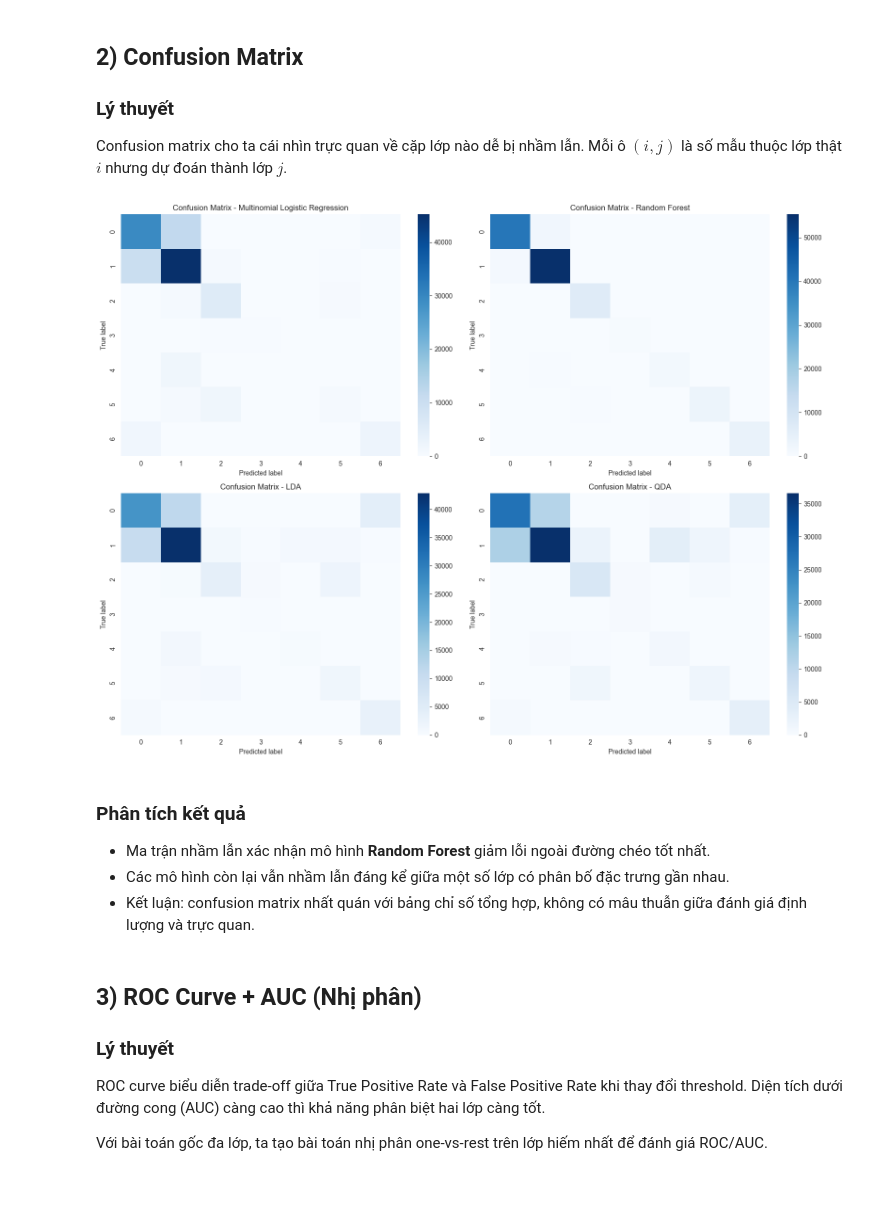
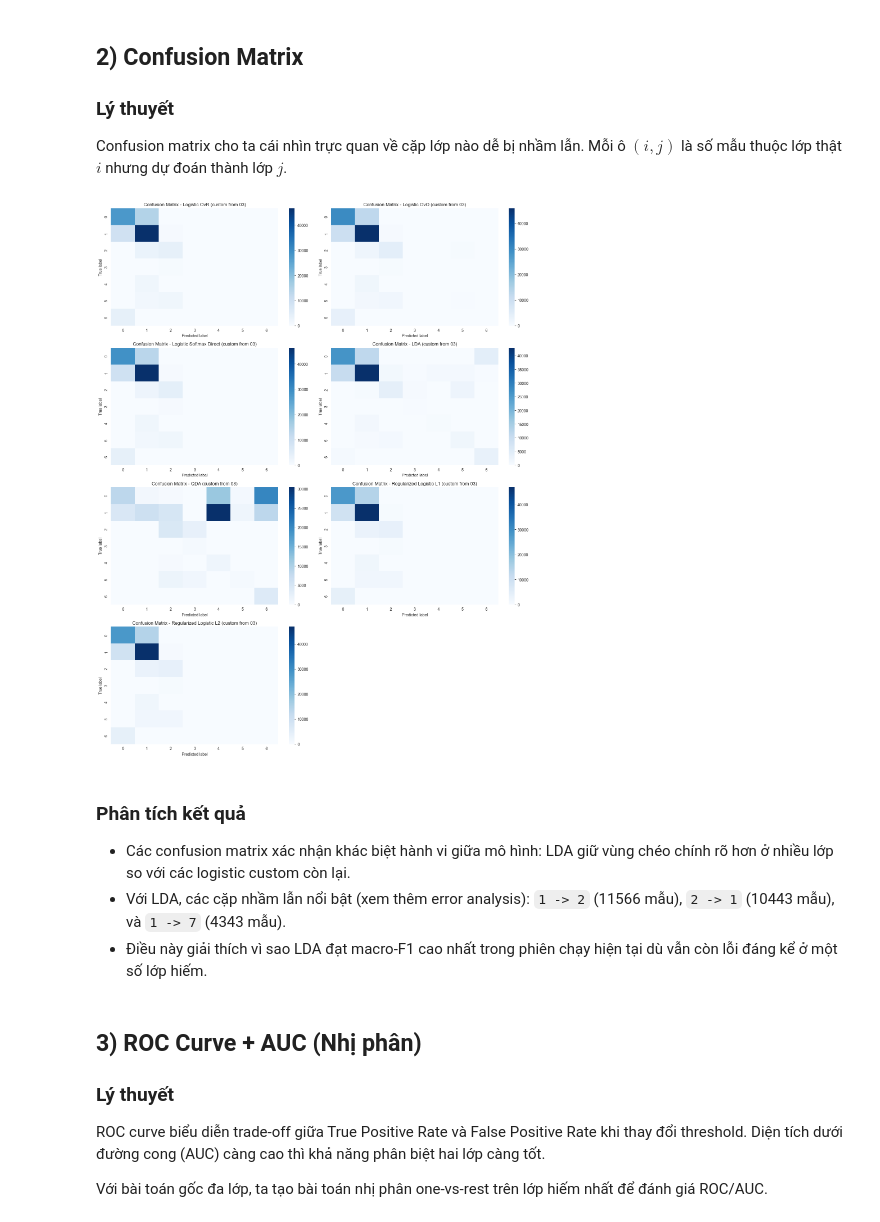
Before and after one commit to nh-atuan/supervised-learning-project, a Jupyter notebook: code/Part2_Classification/evaluation/04_evaluation.ipynb, the cells around one changed output. Cells and saved outputs as stored; diff of their text form; code cells hidden in the pictures; blank space fills up the shorter version.

Commit message:
feat(cls): update notebook03 and 04 to evaluate models

```diff
--- a/code/Part2_Classification/evaluation/04_evaluation.ipynb
+++ b/code/Part2_Classification/evaluation/04_evaluation.ipynb
@@ -146,6 +204,6 @@ summary_df
 # %%
 # Hiển thị một bảng gọn cho mỗi mô hình (gồm per-class + accuracy/macro avg/weighted avg)
-for model_name in models.keys():
+for model_name in per_class_tables.keys():
     print(f'===== {model_name} - per-class metrics =====')
 
     class_df = per_class_tables[model_name].copy()
@@ -228,26 +323,33 @@ for model_name in models.keys():
 ### Lý thuyết
 Confusion matrix cho ta cái nhìn trực quan về cặp lớp nào dễ bị nhầm lẫn. Mỗi ô $(i, j)$ là số mẫu thuộc lớp thật $i$ nhưng dự đoán thành lớp $j$.
 # %%
-n_models = len(models)
-fig, axes = plt.subplots(2, 2, figsize=(16, 12))
-axes = axes.ravel()
+model_names = list(predictions.keys())
+n_models = len(model_names)
 
-for idx, model_name in enumerate(models.keys()):
+n_cols = 2
+n_rows = int(np.ceil(n_models / n_cols))
+fig, axes = plt.subplots(n_rows, n_cols, figsize=(16, 5 * n_rows))
+axes = np.atleast_1d(axes).ravel()
+
+for idx, model_name in enumerate(model_names):
     cm = confusion_matrix(y_test, predictions[model_name], labels=class_labels)
     sns.heatmap(cm, annot=False, fmt='d', cmap='Blues', ax=axes[idx])
     axes[idx].set_title(f'Confusion Matrix - {model_name}')
     axes[idx].set_xlabel('Predicted label')
     axes[idx].set_ylabel('True label')
 
+for k in range(n_models, len(axes)):
+    axes[k].axis('off')
+
 plt.tight_layout()
 plt.show()
 # %% [output]
-[figure, old version]
+[figure, new version]
 # %% [markdown]
 ### Phân tích kết quả
-- Ma trận nhầm lẫn xác nhận mô hình **Random Forest** giảm lỗi ngoài đường chéo tốt nhất.
-- Các mô hình còn lại vẫn nhầm lẫn đáng kể giữa một số lớp có phân bố đặc trưng gần nhau.
-- Kết luận: confusion matrix nhất quán với bảng chỉ số tổng hợp, không có mâu thuẫn giữa đánh giá định lượng và trực quan.
+- Các confusion matrix xác nhận khác biệt hành vi giữa mô hình: LDA giữ vùng chéo chính rõ hơn ở nhiều lớp so với các logistic custom còn lại.
+- Với LDA, các cặp nhầm lẫn nổi bật (xem thêm error analysis): `1 -> 2` (11566 mẫu), `2 -> 1` (10443 mẫu), và `1 -> 7` (4343 mẫu).
+- Điều này giải thích vì sao LDA đạt macro-F1 cao nhất trong phiên chạy hiện tại dù vẫn còn lỗi đáng kể ở một số lớp hiếm.
 # %% [markdown]
 ## 3) ROC Curve + AUC (Nhị phân)
 ### Lý thuyết
```
Also changed, not shown: parts of 27 cells of this notebook, 1 other file.
